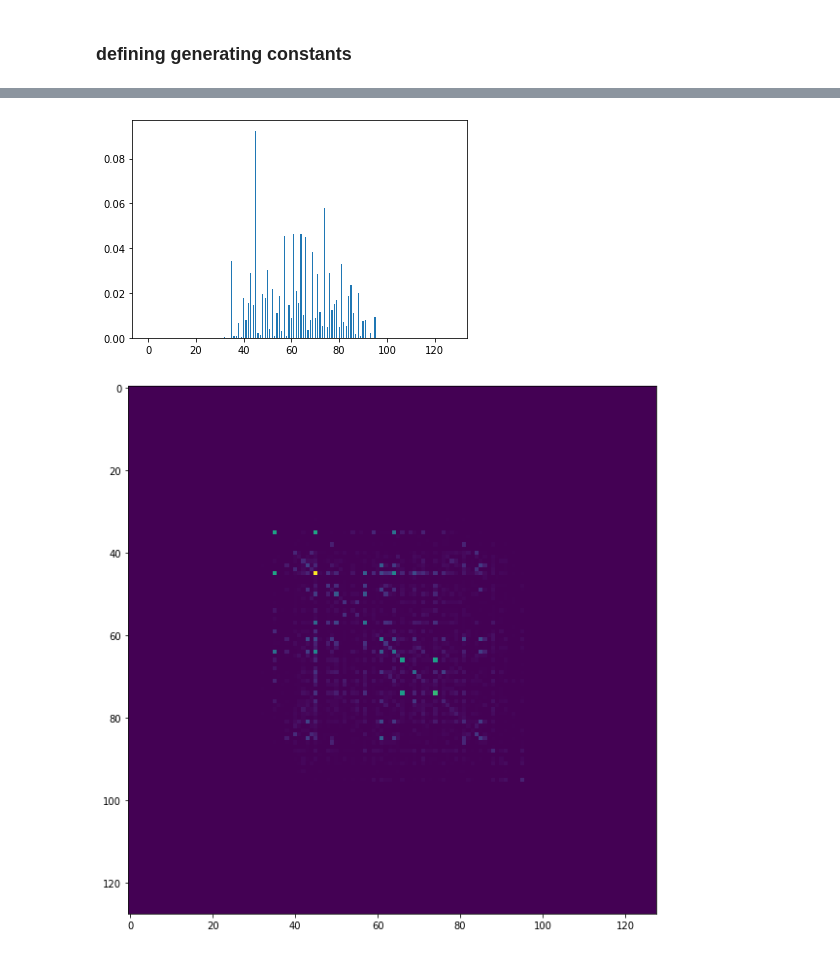
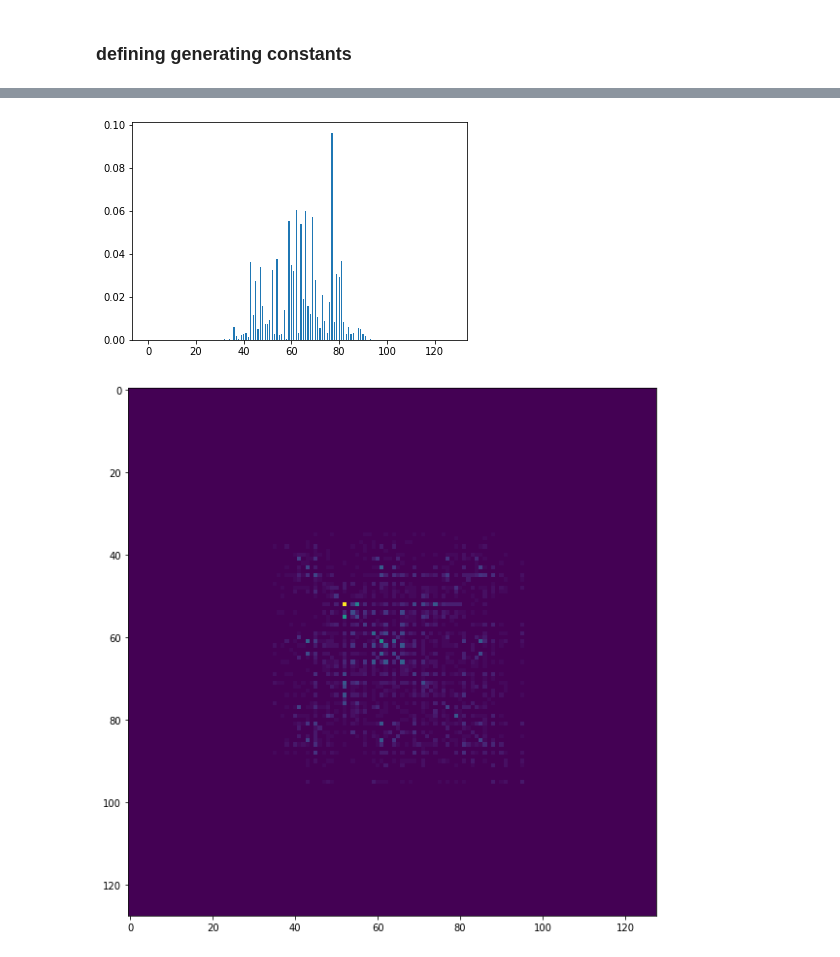
Before and after one commit to GrzegorzKazana/artificial-music, a Jupyter notebook: src/evaluation/sparse_clustered_time/Measuruing generated.ipynb, the cells around one changed output, grey strips where cells are left out. Saved outputs shown, nothing was run; the diff lists cells and outputs as text; code cells hidden in the pictures.

```diff
--- a/src/evaluation/sparse_clustered_time/Measuruing generated.ipynb
+++ b/src/evaluation/sparse_clustered_time/Measuruing generated.ipynb
@@ -85,7 +85,7 @@ SEED_LENGTH = 5
 SEQ_LENGTH = 200
 INPUT_SIZE = 16
 WINDOW_SIZE = 50
-BATCH_SIZE = 1
+BATCH_SIZE = 4
 # %%
 def adjust_duration(x):
     res = np.zeros_like(x)
@@ -169,7 +169,7 @@ from src.data_processing.embedding_sparse_notes.common import unhash_named_frame
 
 def decode_note_frame(x):
     token = wv.similar_by_vector(x[:INPUT_SIZE], topn=1)[0][0]
-    return unhash_named_frame(token) if token != '<TRACK_END>' else np.zeros((1, 128))
+    return unhash_named_frame(token) if token != '<TRACK_END>' and token != '<UNKNOWN>' else np.zeros((1, 128))
 
 def decode(sample, wv):
     notes = np.concatenate([decode_note_frame(f[:INPUT_SIZE]) for f in sample], axis=0)
@@ -178,8 +178,9 @@ def decode(sample, wv):
     return np.concatenate((notes, durations), axis=1)
 
 stuff = np.concatenate(samples_per_gen, axis=1)
-stuff = np.concatenate(stuff, axis=1)
+stuff = np.concatenate(stuff, axis=0)
 
 blob = decode(stuff, wv)
 tracks_blob_notes = blob[:, :128]
 tracks_blob_durations = blob[:, 128:]
+blob.shape, tracks_blob_notes.shape, tracks_blob_durations.shape
@@ -204,15 +207,15 @@ rythm compression: 7.535612535612535
 # %%
 # tonal hist
 data = tm.tonal_hist(tracks_blob_notes)
 
 plt.bar(np.arange(0, 128), data, width = 0.5)
 
-np.save(os.path.join(output_dir_, 'tonal_hist.npy'), data)
-plt.savefig(os.path.join(output_dir_, 'tonal_hist.png'))
+# np.save(os.path.join(output_dir_, 'tonal_hist.npy'), data)
+# plt.savefig(os.path.join(output_dir_, 'tonal_hist.png'))
 
 plt.show()
 # %% [output]
-[figure, old version]
+[figure, new version]
 # %%
 # tonal transition matrix
 data = tm.tonal_transition_matrix(tracks_blob_notes)
@@ -222,12 +225,12 @@ ax1 = fig.add_subplot(111)
 ax1.imshow(data, interpolation='none')
 # ax1.set_title('larger figure')
 
-np.save(os.path.join(output_dir_, 'tonal_transition.npy'), data)
-plt.savefig(os.path.join(output_dir_, 'tonal_transition.png'))
+# np.save(os.path.join(output_dir_, 'tonal_transition.npy'), data)
+# plt.savefig(os.path.join(output_dir_, 'tonal_transition.png'))
 
 plt.show()
 # %% [output]
-[figure, old version]
+[figure, new version]
 # %%
 # rythm hist
 data = rm.rythm_hist(tracks_blob_durations)
```
Also changed, not shown: parts of 6 cells of this notebook, 4 other files.
